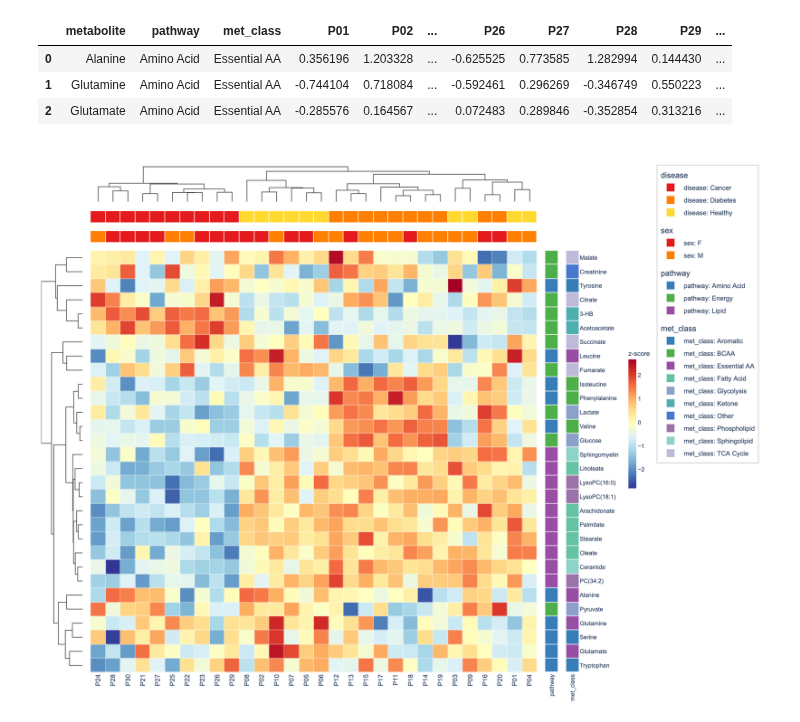
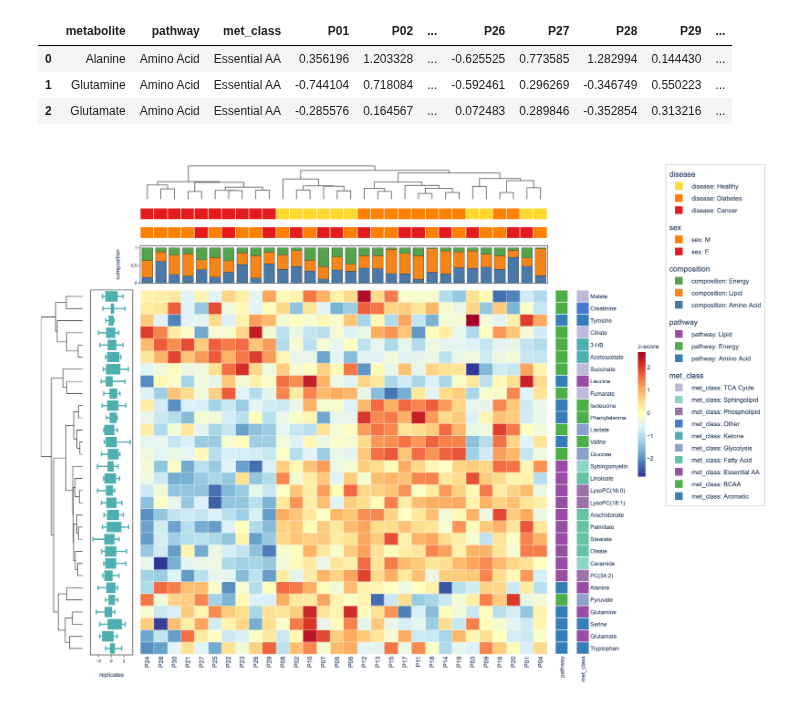
Before and after one commit to weber8thomas/plotly-complexheatmap, a Jupyter notebook: examples/biology_showcase.ipynb, the cells around one changed output. Cells and saved outputs as stored; diff of their text form; code cells hidden in the pictures.

```diff
--- a/examples/biology_showcase.ipynb
+++ b/examples/biology_showcase.ipynb
@@ -293,22 +335,51 @@ Shape: (30, 33)
 | 0 | Alanine | Amino Acid | Essential AA | 0.356196 | 1.203328 | ... | -0.625525 | 0.773585 | 1.282994 | 0.144430 | ... |
 | 1 | Glutamine | Amino Acid | Essential AA | -0.744104 | 0.718084 | ... | -0.592461 | 0.296269 | -0.346749 | 0.550223 | ... |
 | 2 | Glutamate | Amino Acid | Essential AA | -0.285576 | 0.164567 | ... | 0.072483 | 0.289846 | -0.352854 | 0.313216 | ... |
-# %%
-ComplexHeatmap.from_dataframe(
-    df5,
-    index_column="metabolite",
-    row_annotations=["pathway", "met_class"],
-    col_annotations={
-        "disease": ["Healthy"] * 10 + ["Diabetes"] * 10 + ["Cancer"] * 10,
-        "sex": rng5.choice(["M", "F"], n_pat).tolist(),
-    },
-    colorscale="RdYlBu_r",
-    normalize="row",
-    name="z-score",
-    cluster_method="complete",
-    cluster_metric="correlation",
-    width=1100,
-    height=850,
-).to_plotly()
-# %% [output]
-[figure, removed]
+# %%
+# Rich annotations: stacked bar (top, sample composition) + box (left, replicates)
+# Start from the SAME df5 — extract matrix, build rich annotations.
+
+matrix5 = df5.set_index("metabolite").drop(columns=["pathway", "met_class"])
+
+# Simulated additional data
+box_reps = rng5.standard_normal((n_met, 10))       # 10 technical replicates per metabolite
+pathway_comp = rng5.dirichlet([3, 4, 2], n_pat)    # pathway proportions per patient
+
+# Top: disease + stacked bar (metabolite class composition per patient)
+top_ha5 = HeatmapAnnotation(
+    disease=["Healthy"] * 10 + ["Diabetes"] * 10 + ["Cancer"] * 10,
+    sex=rng5.choice(["M", "F"], n_pat).tolist(),
+    composition={
+        "values": pathway_comp,
+        "type": "stacked_bar",
+        "stack_names": ["Amino Acid", "Lipid", "Energy"],
+        "colors": ["#4C78A8", "#F58518", "#54A24B"],
+    },
+)
+# Left: box (technical replicate distribution)
+left_ha5 = HeatmapAnnotation(
+    replicates={"values": box_reps, "type": "box", "color": "#4EAFB0"},
+    which="row",
+)
+# Right: pathway + met_class (from DF columns)
+right_ha5 = HeatmapAnnotation(
+    pathway=df5["pathway"].tolist(),
+    met_class=df5["met_class"].tolist(),
+    which="row",
+)
+
+ComplexHeatmap(
+    matrix5,
+    top_annotation=top_ha5,
+    left_annotation=left_ha5,
+    right_annotation=right_ha5,
+    colorscale="RdYlBu_r",
+    normalize="row",
+    name="z-score",
+    cluster_method="complete",
+    cluster_metric="correlation",
+    width=1150,
+    height=850,
+).to_plotly()
+# %% [output]
+[figure, added]
```
Also changed, not shown: parts of 6 cells of this notebook.
